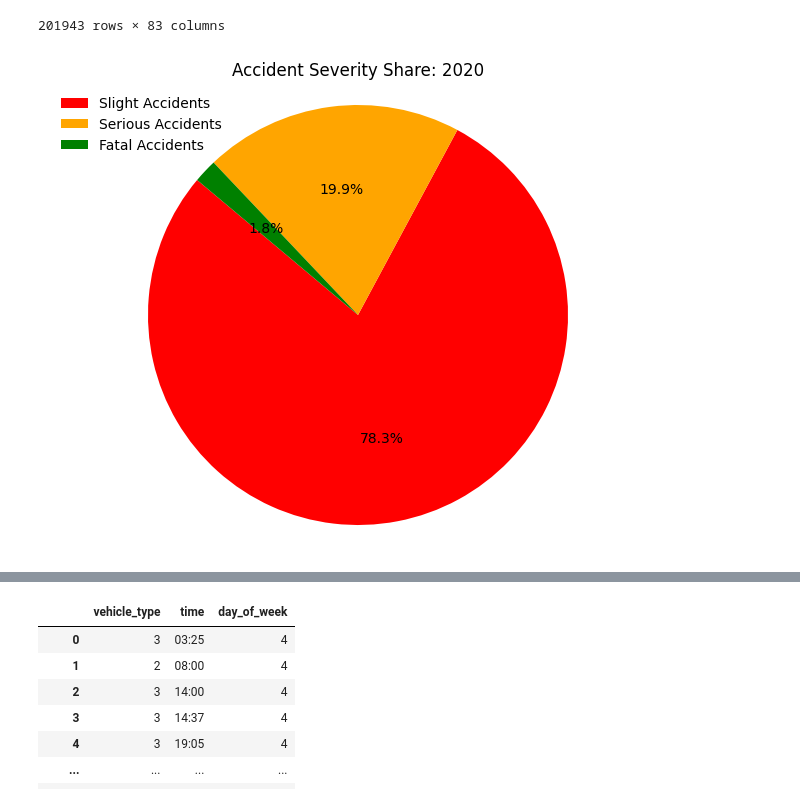
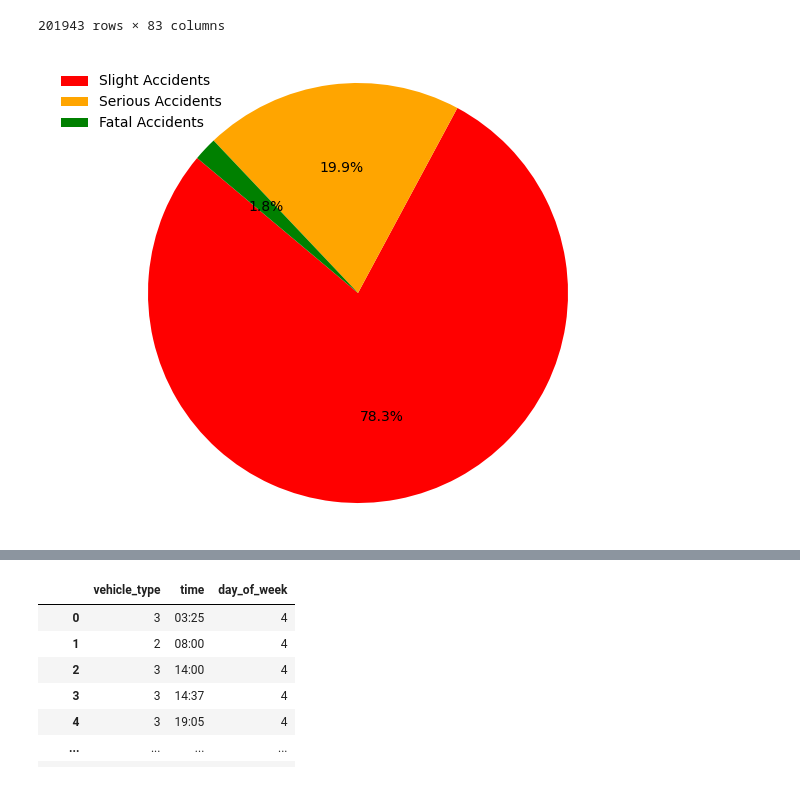
Before and after one commit to usm1ai/Accident_Prediction, a Jupyter notebook: Accident_Pro.ipynb, the cells around one changed output, grey strips where cells are left out. Cells and saved outputs as stored; diff of their text form; code cells hidden in the pictures.

```diff
--- a/Accident_Pro.ipynb
+++ b/Accident_Pro.ipynb
@@ -164,25 +217,23 @@ joined_table
 | 201942 | 202063DF01620 | 2020 | 63DF01620 | 324280.0 | 259980.0 | ... |
 201943 rows × 83 columns
 # %%
-import matplotlib.pyplot as plt
-
 # Calculate the counts of each category in the "accident_severity" column
 severity_counts = joined_table['accident_severity'].value_counts()
 
 # Define labels for the pie chart
 labels = ['Slight Accidents', 'Serious Accidents', 'Fatal Accidents']
 explode = (0.1, 0, 0)  # explode the 1st slice (Fatal)
 # Create a pie chart
 plt.figure(figsize=(8, 6))
 # patches, texts, _ = plt.pie(severity_counts, autopct='%1.1f%%', startangle=140, colors=['red', 'orange', 'green'], explode=explode, shadow=True)
 patches, texts, _ = plt.pie(severity_counts, autopct='%1.1f%%', startangle=140, colors=['red', 'orange', 'green'])
-plt.title('Accident Severity Share: 2020')
+# plt.title('Accident Severity Share: 2020')
 plt.axis('equal')  # Equal aspect ratio ensures that pie is drawn as a circle.
 plt.legend(patches, labels, loc="best", frameon=False)
 plt.savefig('/content/drive/MyDrive/Accident Prediction/Dataset_pie.png')
 plt.show()
 # %% [output]
-[figure, old version]
+[figure, new version]
 # %%
 # # Save file as csv
 # joined_table.to_csv('/content/drive/MyDrive/Accident Prediction/joined_table_.csv', index=False)
```
Also changed, not shown: parts of 12 cells of this notebook.
